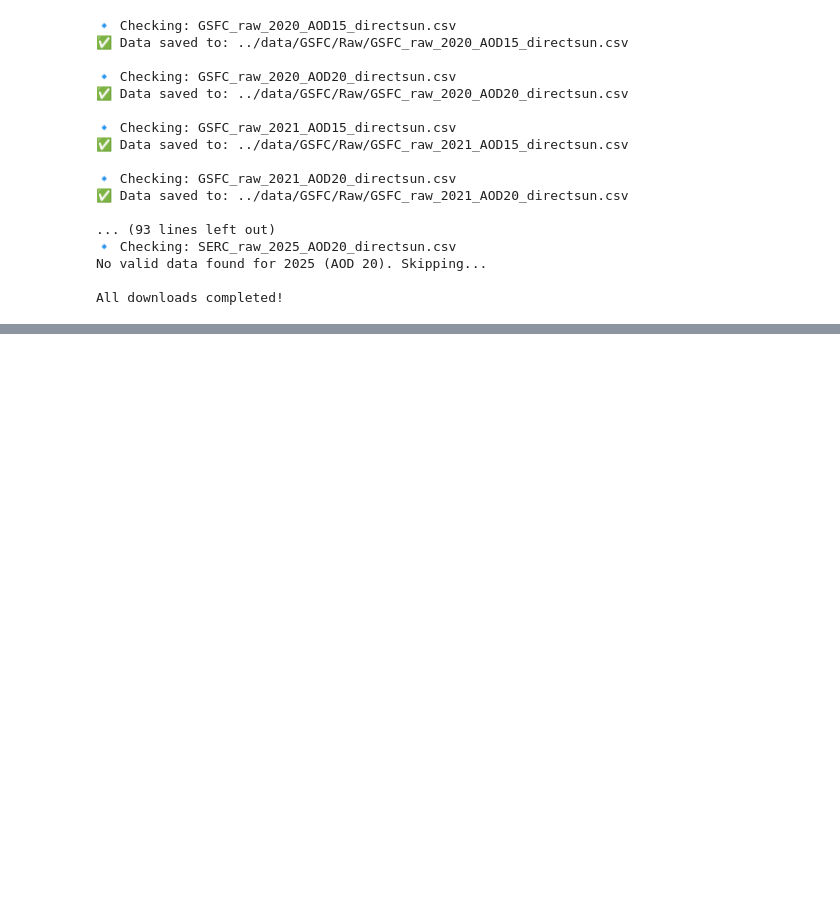
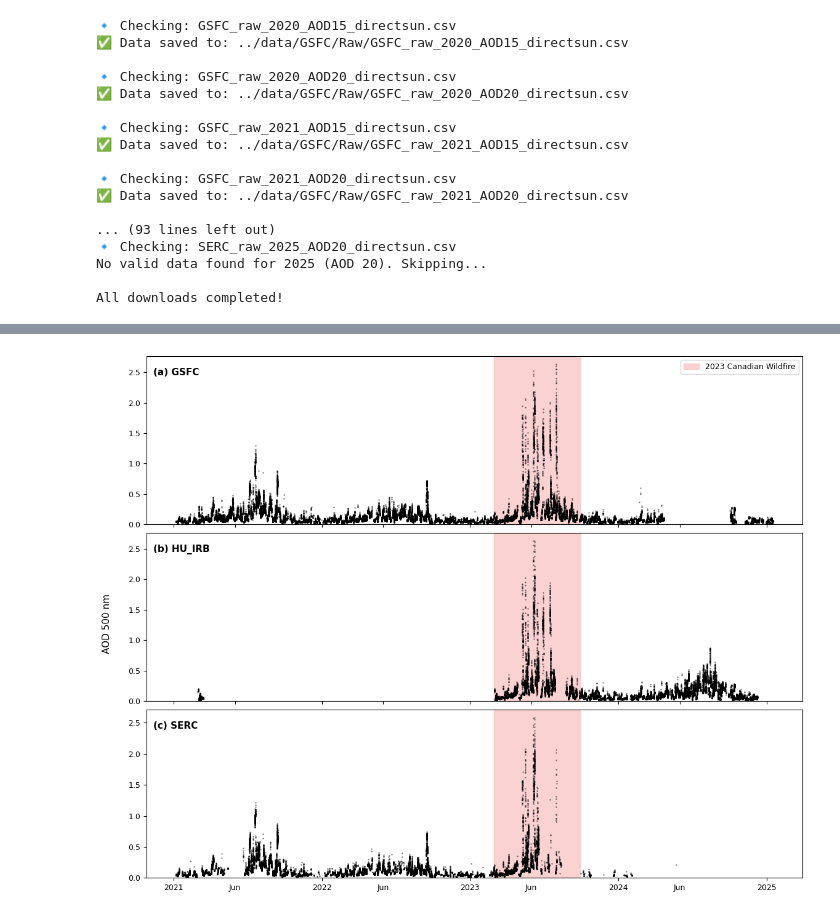
Before and after one commit to Ujjawal360/AOD, a Jupyter notebook: AOD/dataExtraction.ipynb, the cells around one changed output, grey strips where cells are left out. Drawn from its saved outputs; the diff is of its cells as text; code cells hidden in the pictures; blank space fills up the shorter version.

```diff
--- a/AOD/dataExtraction.ipynb
+++ b/AOD/dataExtraction.ipynb
@@ -192,18 +192,3 @@ print("\nAll downloads completed!")
 No valid data found for 2025 (AOD 20). Skipping...
 
 All downloads completed!
-# %%
-import pandas as pd
-import matplotlib.pyplot as plt
-
-df = pd.read_csv(
-    "/Users/ujjawal/Downloads/Ceilometer Script/data/HU_IRB/Raw/HU_IRB_raw_2021_AOD15_directsun.csv",
-    skiprows=5,
-    na_values=["-999", "-999.000000"]
-)
-
-print("Shape:", df.shape)
-print("\nAll columns:")
-print(df.columns.tolist())
-print("\nStats:")
-display(df.describe())
@@ -226,0 +195,59 @@ Stats:
+# %%
+import pandas as pd
+import matplotlib.pyplot as plt
+import matplotlib.dates as mdates
+
+sites  = ["GSFC", "HU_IRB", "SERC"]
+labels = ["(a)", "(b)", "(c)"]
+
+highlight_start = pd.Timestamp("2023-03-01")
+highlight_end   = pd.Timestamp("2023-09-30")
+
+fig, axes = plt.subplots(3, 1, figsize=(12, 9), sharex=True, sharey=False)
+
+for ax, site, label in zip(axes, sites, labels):
+    df = pd.read_csv(f"../data/{site}_AOD500_preprocessed.csv", parse_dates=["datetime"])
+    df = df.dropna(subset=["AOD_500nm"]).sort_values("datetime")
+    df = df[df["datetime"].dt.year.between(2021, 2025)]
+
+    ax.axvspan(highlight_start, highlight_end,
+               color="#f8b4b4", alpha=0.6, zorder=0, label="2023 Canadian Wildfire")
+
+    ax.scatter(df["datetime"], df["AOD_500nm"],
+               s=3, color="black", alpha=0.5, linewidths=0, zorder=2)
+
+    ax.text(0.01, 0.93, f"{label} {site}", transform=ax.transAxes,
+            fontsize=11, fontweight="bold", va="top")
+
+    ax.set_ylim(bottom=0)
+    ax.tick_params(labelsize=9)
+
+    if ax == axes[0]:
+        ax.legend(loc="upper right", fontsize=9, frameon=True, framealpha=0.8)
+
+# Shared Y-axis label
+fig.text(0.04, 0.5, "AOD 500 nm", va="center", rotation="vertical", fontsize=11)
+
+# X-axis formatting on bottom panel only
+axes[-1].xaxis.set_major_locator(mdates.MonthLocator(bymonth=[1, 6]))
+
+def custom_fmt(x, pos=None):
+    dt = mdates.num2date(x)
+    return str(dt.year) if dt.month == 1 else "Jun"
+
+axes[-1].xaxis.set_major_formatter(plt.FuncFormatter(custom_fmt))
+
+fig.canvas.draw()
+for tick in axes[-1].xaxis.get_major_ticks():
+    if tick.label1.get_text() == "Jun":
+        tick.tick1line.set_visible(False)
+        tick.tick2line.set_visible(False)
+
+axes[-1].tick_params(axis="x", labelsize=9)
+
+plt.tight_layout(h_pad=0.4)
+plt.subplots_adjust(left=0.1)
+plt.savefig("../data/AOD_time_series.png", dpi=300, bbox_inches="tight")
+plt.show()
+# %% [output]
+[figure, added]
```
Also changed, not shown: parts of 2 cells of this notebook, 9 other files.
